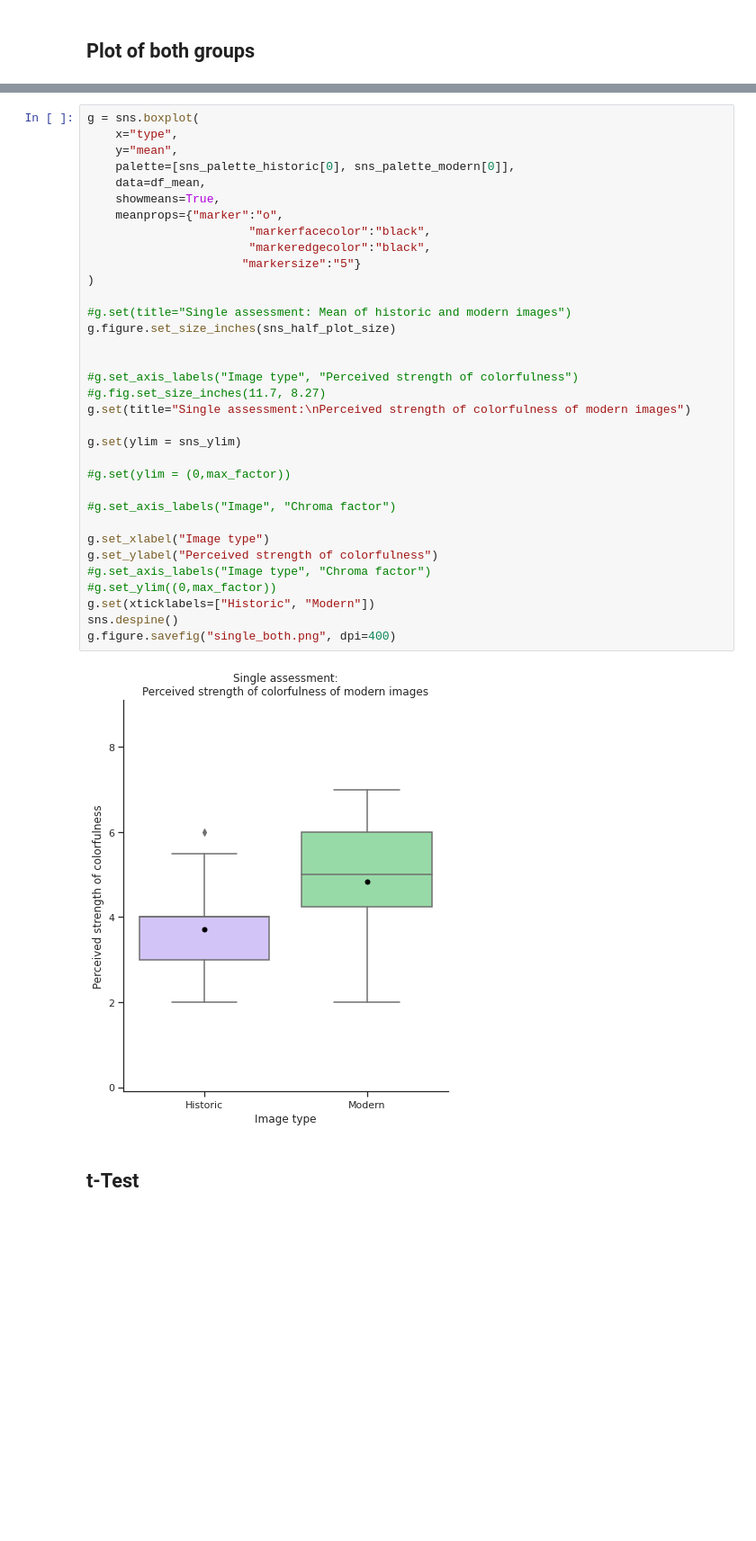
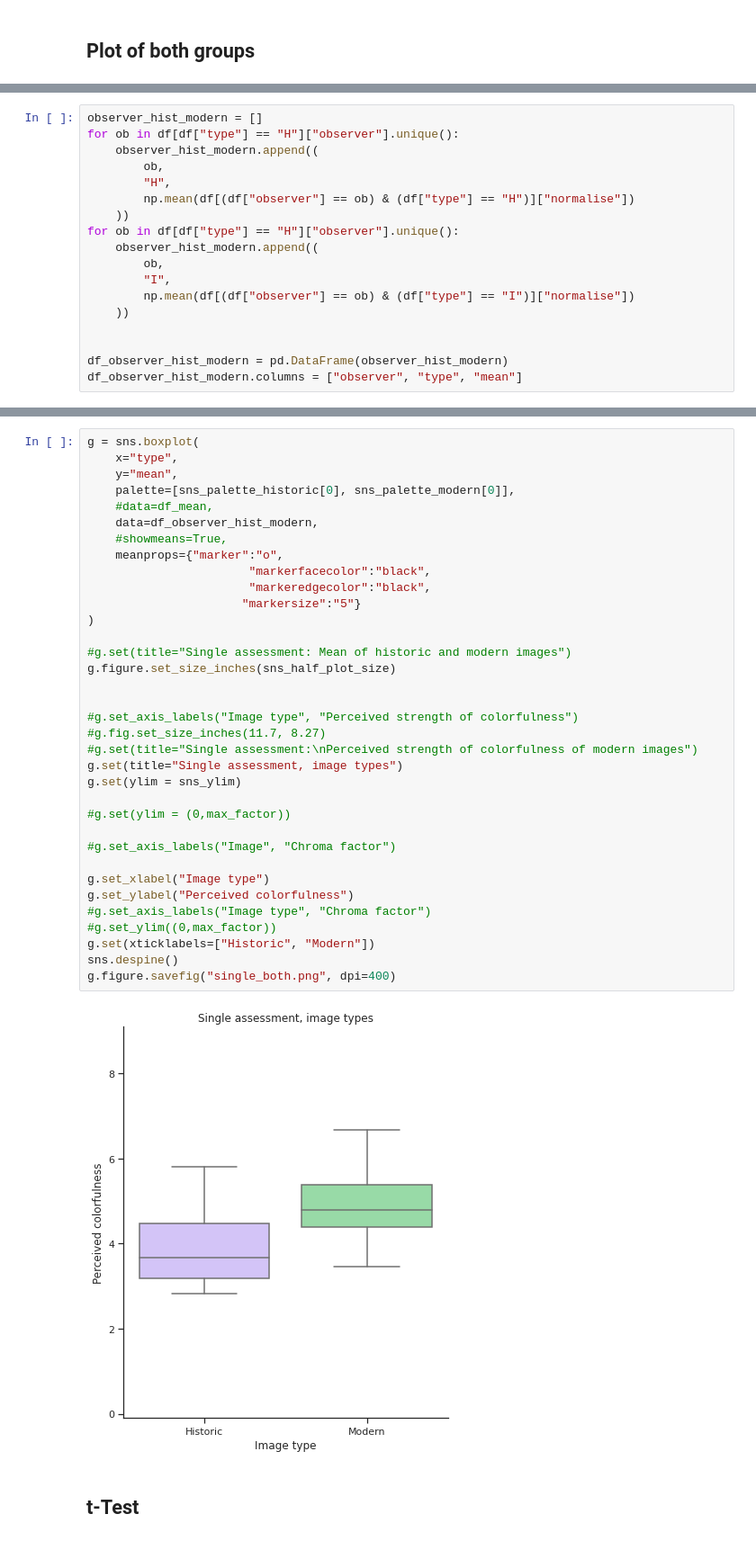
Before and after one commit to Thrrym/PerceptionAndImageQuality, a Jupyter notebook: analysis/single.ipynb, the cells around one changed output, grey strips where cells are left out. Shown at 90% size. Drawn from its saved outputs; the diff is of its cells as text; blank space fills up the shorter version.

Commit message:
Fix: Plots with image groups and t-test.

```diff
--- a/analysis/single.ipynb
+++ b/analysis/single.ipynb
@@ -219,0 +220,18 @@ assert np.isclose(np.median(df[df["id"] == "I01"]["normalise"]), df_mean[df_mean
+# %%
+observer_hist_modern = []
+for ob in df[df["type"] == "H"]["observer"].unique():
+    observer_hist_modern.append((
+        ob,
+        "H",
+        np.mean(df[(df["observer"] == ob) & (df["type"] == "H")]["normalise"])
+    ))
+for ob in df[df["type"] == "H"]["observer"].unique():
+    observer_hist_modern.append((
+        ob,
+        "I",
+        np.mean(df[(df["observer"] == ob) & (df["type"] == "I")]["normalise"])
+    ))
+
+
+df_observer_hist_modern = pd.DataFrame(observer_hist_modern)
+df_observer_hist_modern.columns = ["observer", "type", "mean"]
@@ -220,39 +241,40 @@ assert np.isclose(np.median(df[df["id"] == "I01"]["normalise"]), df_mean[df_mean
 # %%
 g = sns.boxplot(
     x="type",
     y="mean",
     palette=[sns_palette_historic[0], sns_palette_modern[0]],
-    data=df_mean,
-    showmeans=True,
+    #data=df_mean,
+    data=df_observer_hist_modern,
+    #showmeans=True,
     meanprops={"marker":"o",
                        "markerfacecolor":"black",
                        "markeredgecolor":"black",
                       "markersize":"5"}
 )
 
 #g.set(title="Single assessment: Mean of historic and modern images")
 g.figure.set_size_inches(sns_half_plot_size)
 
 
 #g.set_axis_labels("Image type", "Perceived strength of colorfulness")
 #g.fig.set_size_inches(11.7, 8.27)
-g.set(title="Single assessment:\nPerceived strength of colorfulness of modern images")
-
+#g.set(title="Single assessment:\nPerceived strength of colorfulness of modern images")
+g.set(title="Single assessment, image types")
 g.set(ylim = sns_ylim)
 
 #g.set(ylim = (0,max_factor))
 
 #g.set_axis_labels("Image", "Chroma factor")
 
 g.set_xlabel("Image type")
-g.set_ylabel("Perceived strength of colorfulness")
+g.set_ylabel("Perceived colorfulness")
 #g.set_axis_labels("Image type", "Chroma factor")
 #g.set_ylim((0,max_factor))
 g.set(xticklabels=["Historic", "Modern"])
 sns.despine()
 g.figure.savefig("single_both.png", dpi=400)
 # %% [output]
-[figure, old version]
+[figure, new version]
 # %% [markdown]
 ## t-Test
 # %%
```
Also changed, not shown: parts of 7 cells of this notebook, 1 other file.
